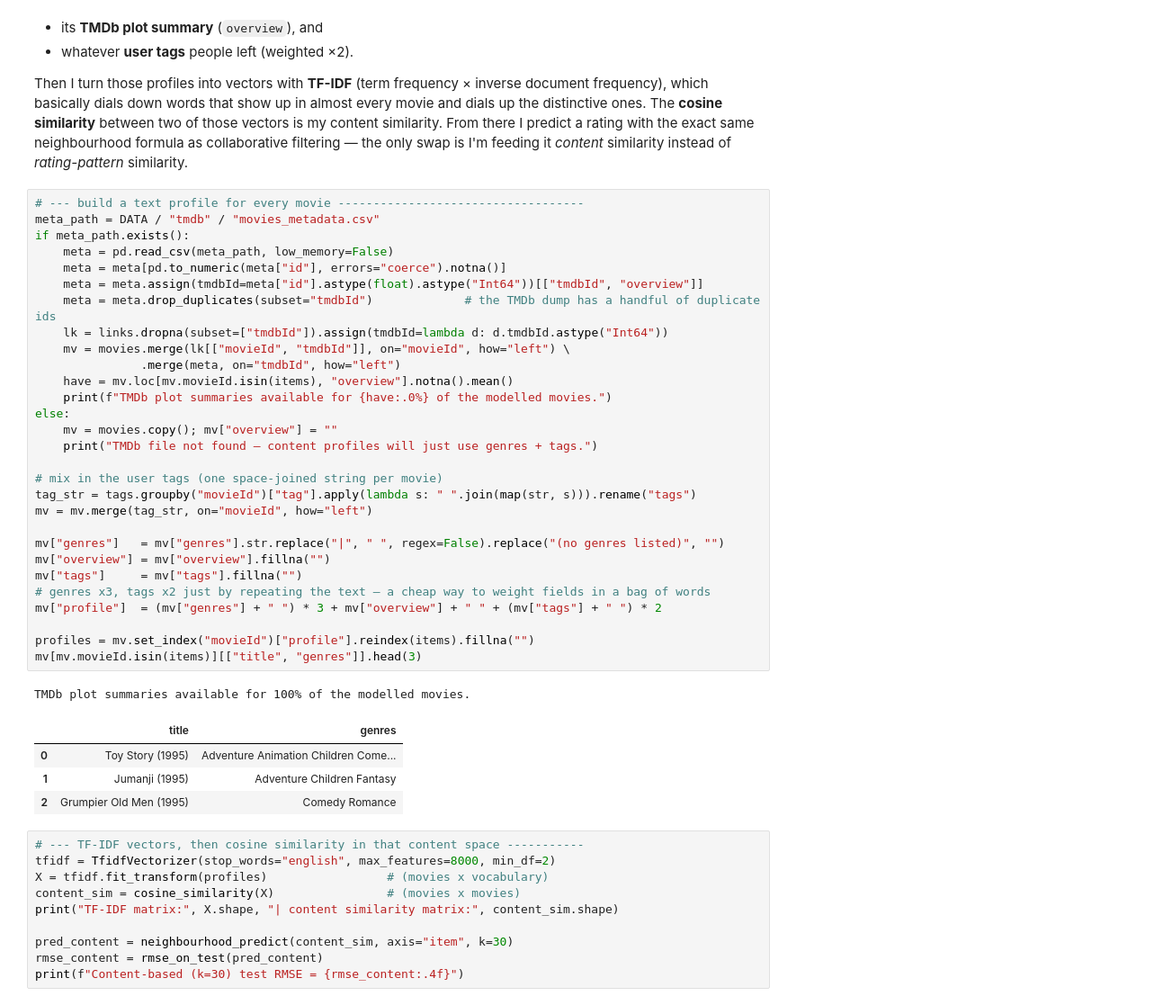
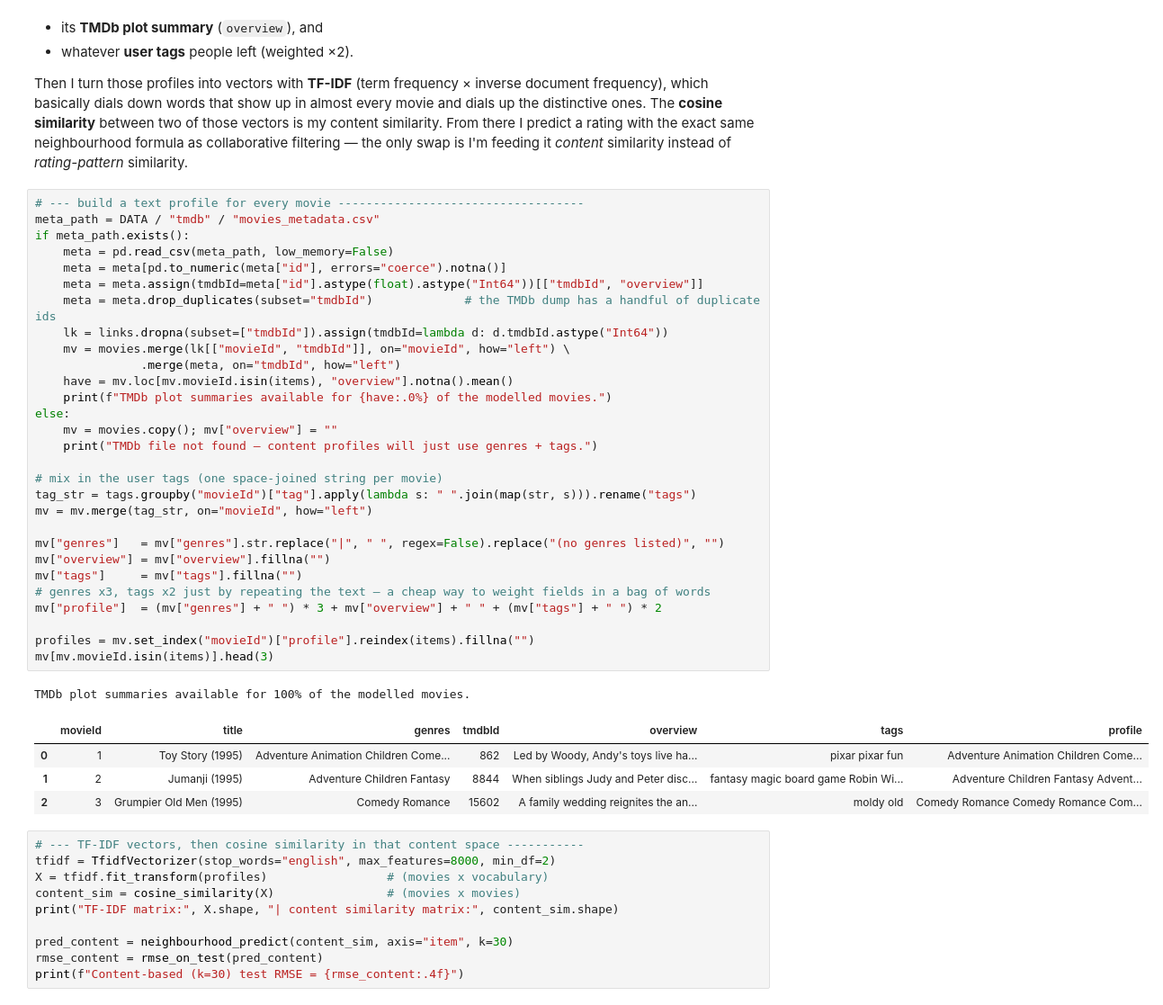
Before and after one commit to nono638/DATA612, a Jupyter notebook: Project 2/DATA612_Project2_Content_Collaborative_Filtering.ipynb, the cells around one changed output. Shown at 90% size. Cells and saved outputs as stored; diff of their text form.

```diff
--- a/Project 2/DATA612_Project2_Content_Collaborative_Filtering.ipynb
+++ b/Project 2/DATA612_Project2_Content_Collaborative_Filtering.ipynb
@@ -243,38 +245,38 @@ the only swap is I'm feeding it *content* similarity instead of *rating-pattern*
 # %%
 # --- build a text profile for every movie -----------------------------------
 meta_path = DATA / "tmdb" / "movies_metadata.csv"
 if meta_path.exists():
     meta = pd.read_csv(meta_path, low_memory=False)
     meta = meta[pd.to_numeric(meta["id"], errors="coerce").notna()]
     meta = meta.assign(tmdbId=meta["id"].astype(float).astype("Int64"))[["tmdbId", "overview"]]
     meta = meta.drop_duplicates(subset="tmdbId")             # the TMDb dump has a handful of duplicate ids
     lk = links.dropna(subset=["tmdbId"]).assign(tmdbId=lambda d: d.tmdbId.astype("Int64"))
     mv = movies.merge(lk[["movieId", "tmdbId"]], on="movieId", how="left") \
                .merge(meta, on="tmdbId", how="left")
     have = mv.loc[mv.movieId.isin(items), "overview"].notna().mean()
     print(f"TMDb plot summaries available for {have:.0%} of the modelled movies.")
 else:
     mv = movies.copy(); mv["overview"] = ""
     print("TMDb file not found — content profiles will just use genres + tags.")
 
 # mix in the user tags (one space-joined string per movie)
 tag_str = tags.groupby("movieId")["tag"].apply(lambda s: " ".join(map(str, s))).rename("tags")
 mv = mv.merge(tag_str, on="movieId", how="left")
 
 mv["genres"]   = mv["genres"].str.replace("|", " ", regex=False).replace("(no genres listed)", "")
 mv["overview"] = mv["overview"].fillna("")
 mv["tags"]     = mv["tags"].fillna("")
 # genres x3, tags x2 just by repeating the text — a cheap way to weight fields in a bag of words
 mv["profile"]  = (mv["genres"] + " ") * 3 + mv["overview"] + " " + (mv["tags"] + " ") * 2
 
 profiles = mv.set_index("movieId")["profile"].reindex(items).fillna("")
-mv[mv.movieId.isin(items)][["title", "genres"]].head(3)
+mv[mv.movieId.isin(items)].head(3)
 # %% [output]
 TMDb plot summaries available for 100% of the modelled movies.
-|  | title | genres |
-| 0 | Toy Story (1995) | Adventure Animation Children Come... |
-| 1 | Jumanji (1995) | Adventure Children Fantasy |
-| 2 | Grumpier Old Men (1995) | Comedy Romance |
+|  | movieId | title | genres | tmdbId | overview | tags | profile |
+| 0 | 1 | Toy Story (1995) | Adventure Animation Children Come... | 862 | Led by Woody, Andy's toys live ha... | pixar pixar fun | Adventure Animation Children Come... |
+| 1 | 2 | Jumanji (1995) | Adventure Children Fantasy | 8844 | When siblings Judy and Peter disc... | fantasy magic board game Robin Wi... | Adventure Children Fantasy Advent... |
+| 2 | 3 | Grumpier Old Men (1995) | Comedy Romance | 15602 | A family wedding reignites the an... | moldy old | Comedy Romance Comedy Romance Com... |
 # %%
 # --- TF-IDF vectors, then cosine similarity in that content space -----------
 tfidf = TfidfVectorizer(stop_words="english", max_features=8000, min_df=2)
```
Also changed, not shown: parts of 4 cells of this notebook, 1 other file.
